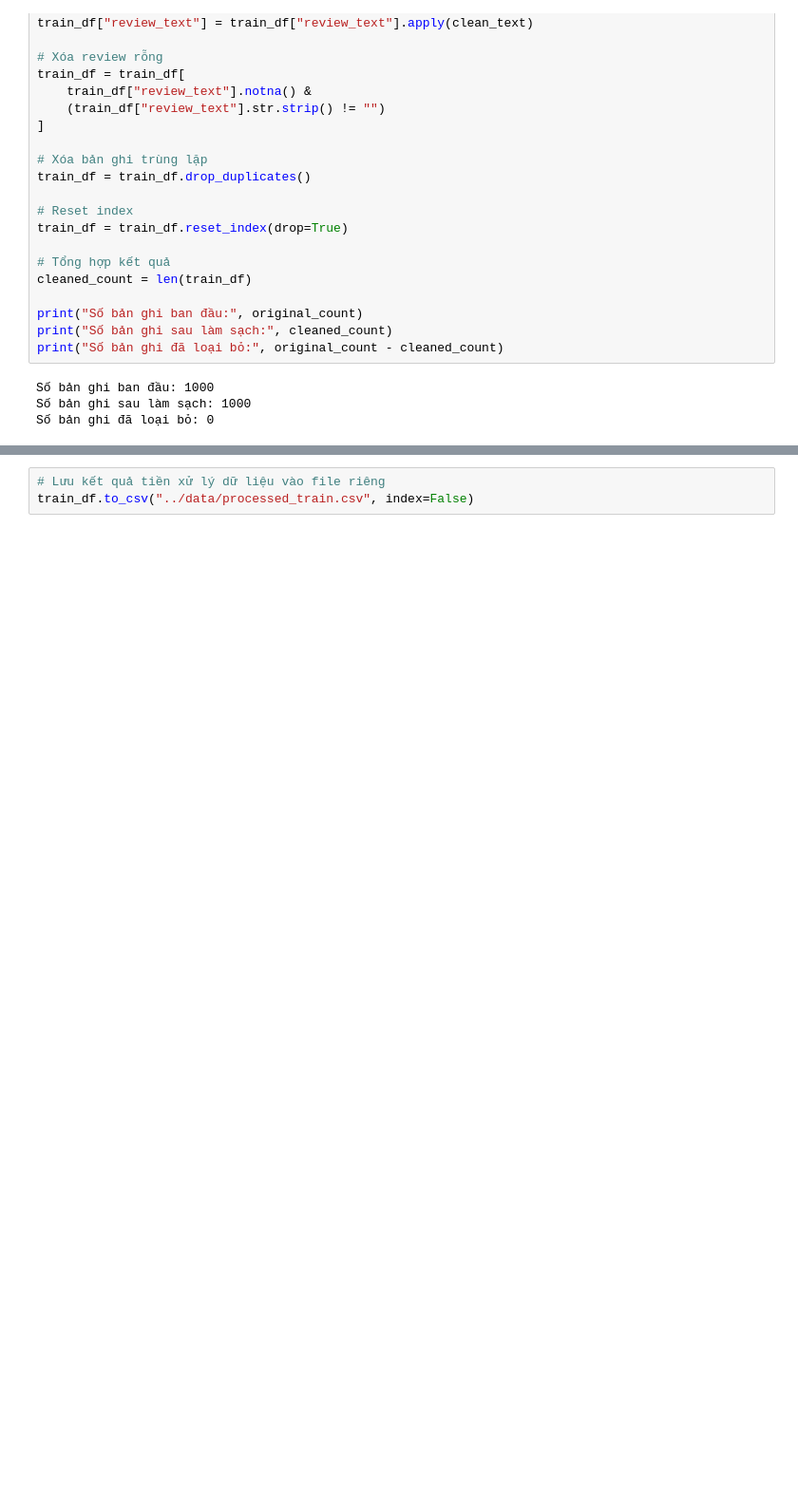
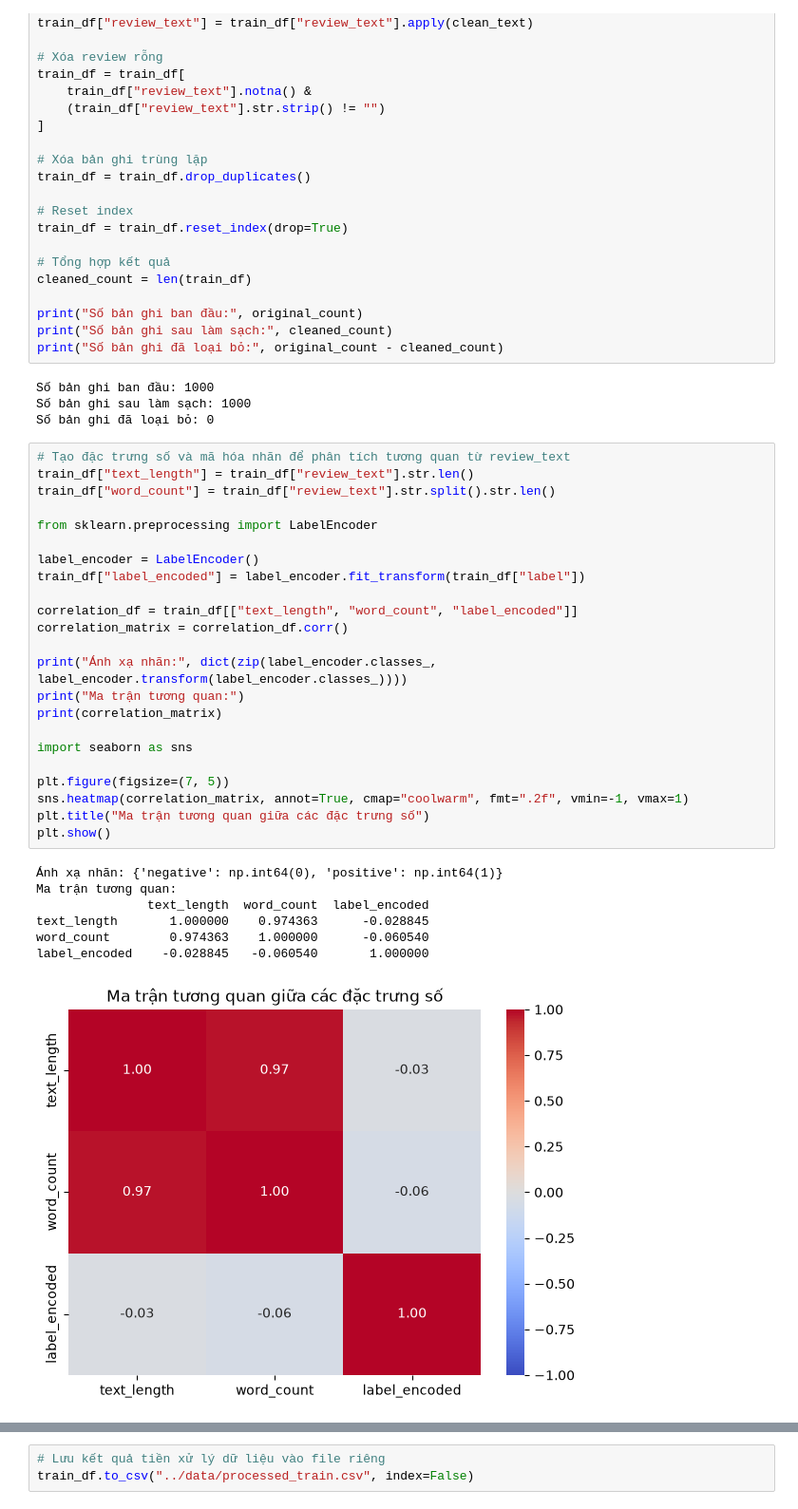
Before and after one commit to nguyenconghuy259-cmyk/PRSA_ML_09_DHHHN, a Jupyter notebook: 03_SourceCode/notebooks/01_EDA_Preprocessing.ipynb, the cells around one changed output, grey strips where cells are left out. Shown at 95% size. Drawn from its saved outputs; the diff is of its cells as text; blank space fills up the shorter version.

Commit message:
update: alter EDA and processed train

```diff
--- a/03_SourceCode/notebooks/01_EDA_Preprocessing.ipynb
+++ b/03_SourceCode/notebooks/01_EDA_Preprocessing.ipynb
@@ -204,3 +204,34 @@ print("Số bản ghi đã loại bỏ:", original_count - cleaned_count)
 Số bản ghi ban đầu: 1000
 Số bản ghi sau làm sạch: 1000
 Số bản ghi đã loại bỏ: 0
+# %%
+# Tạo đặc trưng số và mã hóa nhãn để phân tích tương quan từ review_text
+train_df["text_length"] = train_df["review_text"].str.len()
+train_df["word_count"] = train_df["review_text"].str.split().str.len()
+
+from sklearn.preprocessing import LabelEncoder
+
+label_encoder = LabelEncoder()
+train_df["label_encoded"] = label_encoder.fit_transform(train_df["label"])
+
+correlation_df = train_df[["text_length", "word_count", "label_encoded"]]
+correlation_matrix = correlation_df.corr()
+
+print("Ánh xạ nhãn:", dict(zip(label_encoder.classes_, label_encoder.transform(label_encoder.classes_))))
+print("Ma trận tương quan:")
+print(correlation_matrix)
+
+import seaborn as sns
+
+plt.figure(figsize=(7, 5))
+sns.heatmap(correlation_matrix, annot=True, cmap="coolwarm", fmt=".2f", vmin=-1, vmax=1)
+plt.title("Ma trận tương quan giữa các đặc trưng số")
+plt.show()
+# %% [output]
+Ánh xạ nhãn: {'negative': np.int64(0), 'positive': np.int64(1)}
+Ma trận tương quan:
+               text_length  word_count  label_encoded
+text_length       1.000000    0.974363      -0.028845
+word_count        0.974363    1.000000      -0.060540
+label_encoded    -0.028845   -0.060540       1.000000
+[figure, added]
```
Also changed, not shown: parts of 2 cells of this notebook, 1 other file.
